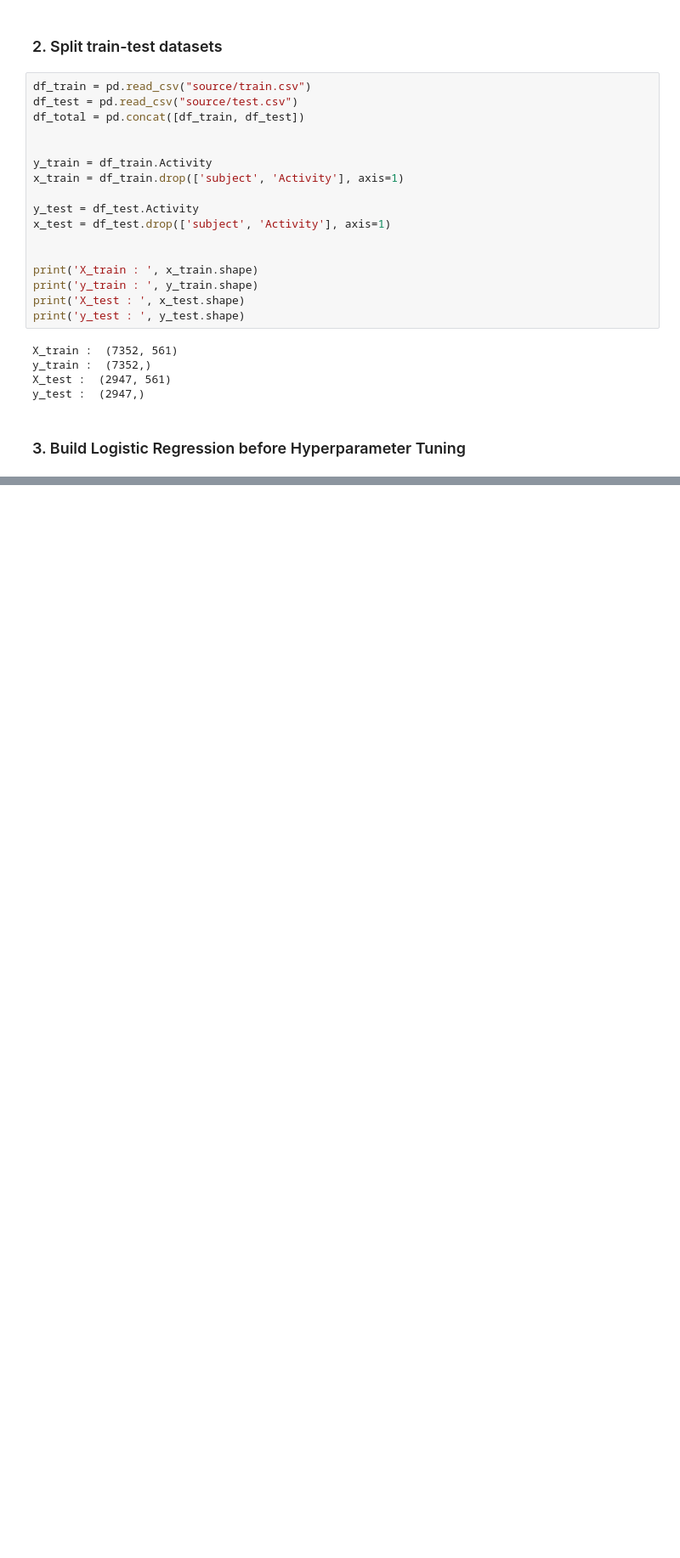
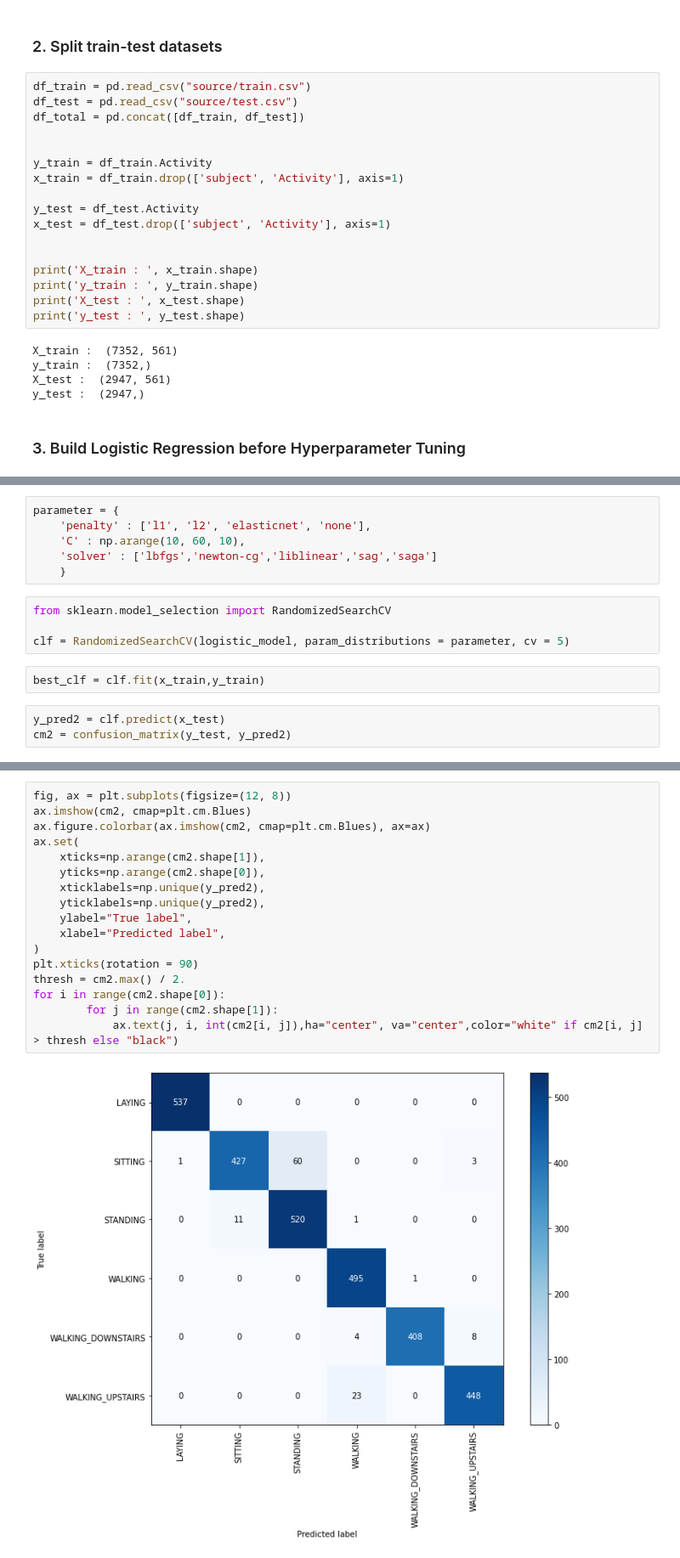
Before and after one commit to Ry3nG/SC1015-Project-Smartphone-Sensor-Privacy-Leak, a Jupyter notebook: LogisticRegression.ipynb, the cells around one changed output, grey strips where cells are left out. Shown at 85% size. Drawn from its saved outputs; the diff is of its cells as text; blank space fills up the shorter version.

```diff
--- a/LogisticRegression.ipynb
+++ b/LogisticRegression.ipynb
@@ -77,0 +75,15 @@ fig.tight_layout()
+# %%
+parameter = {
+    'penalty' : ['l1', 'l2', 'elasticnet', 'none'],
+    'C' : np.arange(10, 60, 10),
+    'solver' : ['lbfgs','newton-cg','liblinear','sag','saga']
+    }
+# %%
+from sklearn.model_selection import RandomizedSearchCV
+
+clf = RandomizedSearchCV(logistic_model, param_distributions = parameter, cv = 5)
+# %%
+best_clf = clf.fit(x_train,y_train)
+# %%
+y_pred2 = clf.predict(x_test)
+cm2 = confusion_matrix(y_test, y_pred2)
@@ -77,0 +99,19 @@ fig.tight_layout()
+# %%
+fig, ax = plt.subplots(figsize=(12, 8))
+ax.imshow(cm2, cmap=plt.cm.Blues)
+ax.figure.colorbar(ax.imshow(cm2, cmap=plt.cm.Blues), ax=ax)
+ax.set(
+    xticks=np.arange(cm2.shape[1]),
+    yticks=np.arange(cm2.shape[0]),
+    xticklabels=np.unique(y_pred2),
+    yticklabels=np.unique(y_pred2),
+    ylabel="True label",
+    xlabel="Predicted label",
+)
+plt.xticks(rotation = 90)
+thresh = cm2.max() / 2.
+for i in range(cm2.shape[0]):
+        for j in range(cm2.shape[1]):
+            ax.text(j, i, int(cm2[i, j]),ha="center", va="center",color="white" if cm2[i, j] > thresh else "black")
+# %% [output]
+[figure, added]
```
Also changed, not shown: parts of 11 cells of this notebook, 1 other file.
